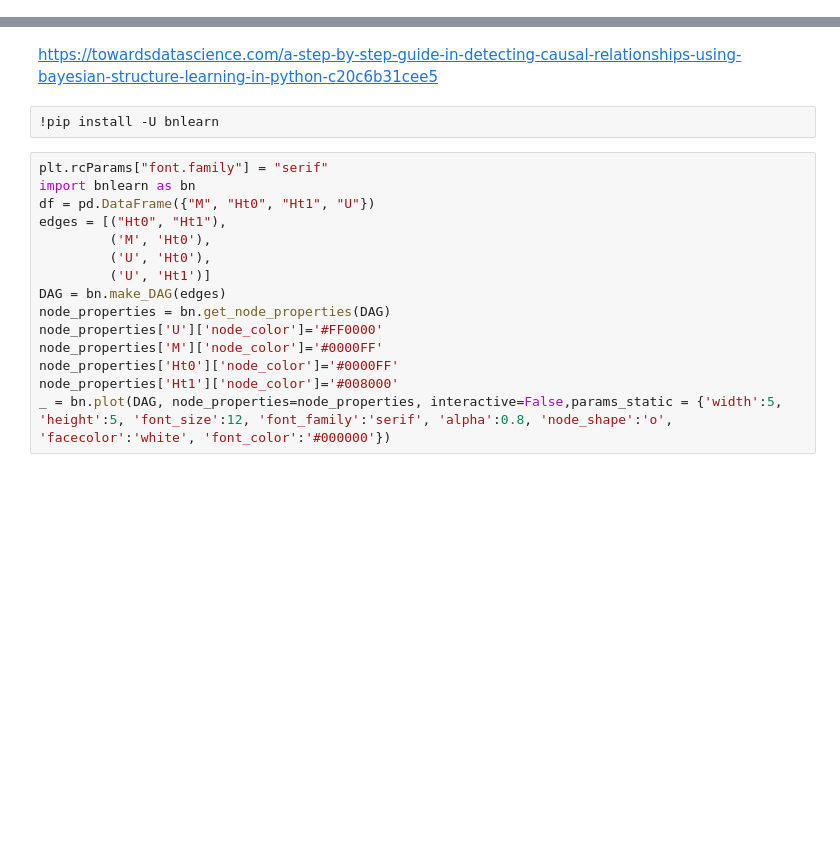
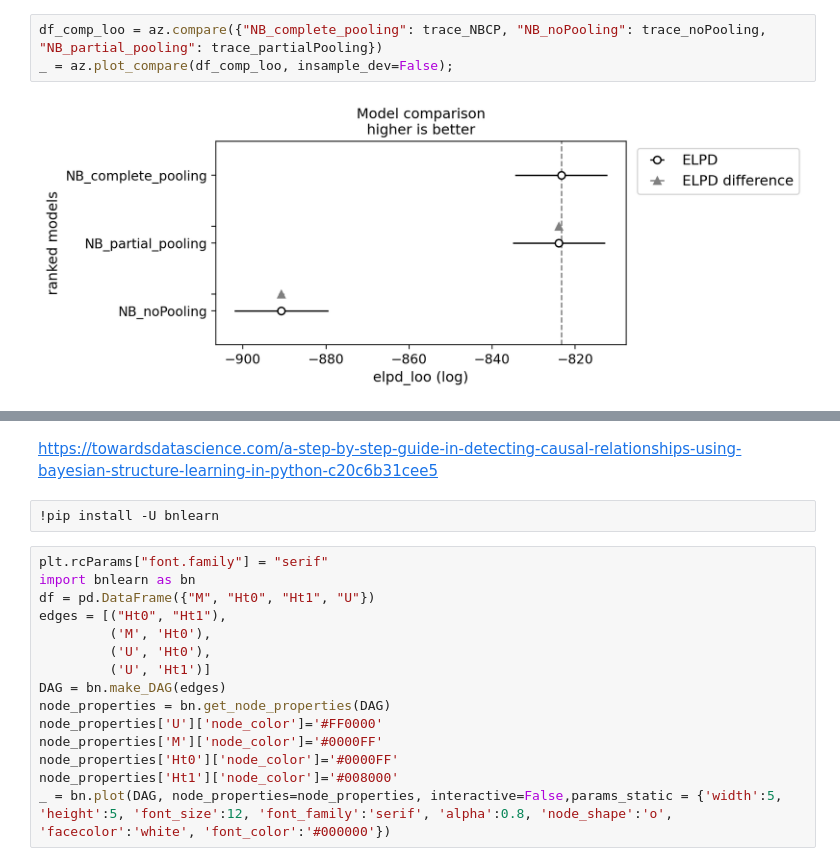
Before and after one commit to gkanfer/AIPySdeAnalyzer, a Jupyter notebook: bayesCell_analysis.ipynb, the cells around one changed output, grey strips where cells are left out. Drawn from its saved outputs; the diff is of its cells as text; blank space fills up the shorter version.

```diff
--- a/bayesCell_analysis.ipynb
+++ b/bayesCell_analysis.ipynb
@@ -132,0 +355,5 @@ We assume that our data inherently exhibit high dispersion across both features
+# %%
+df_comp_loo = az.compare({"NB_complete_pooling": trace_NBCP, "NB_noPooling": trace_noPooling, "NB_partial_pooling": trace_partialPooling})
+_ = az.plot_compare(df_comp_loo, insample_dev=False);
+# %% [output]
+[figure, added]
```
Also changed, not shown: parts of 47 cells of this notebook.
